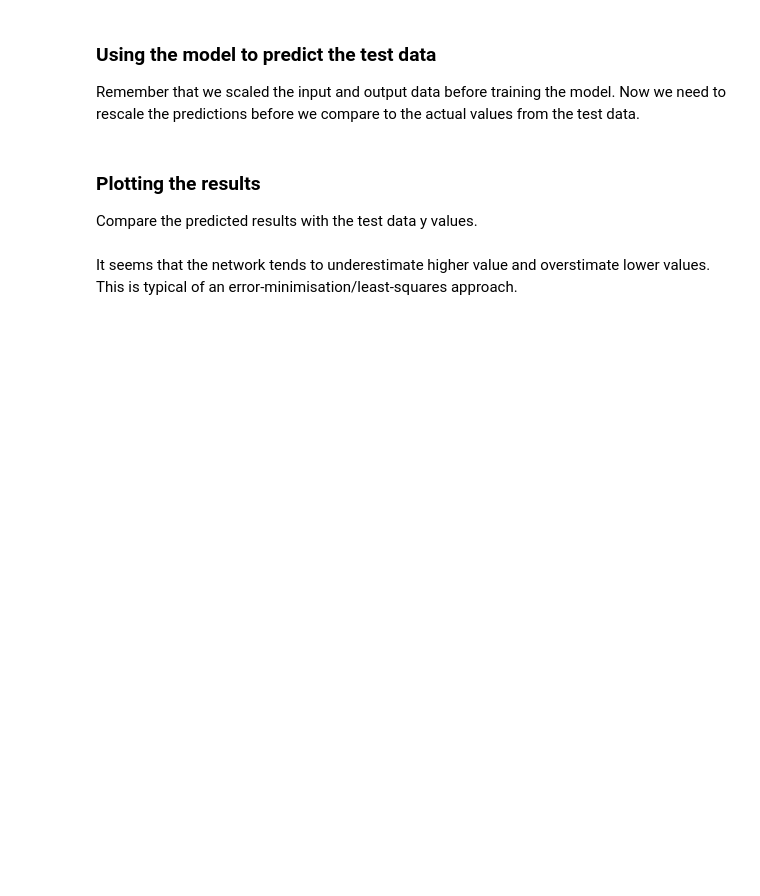
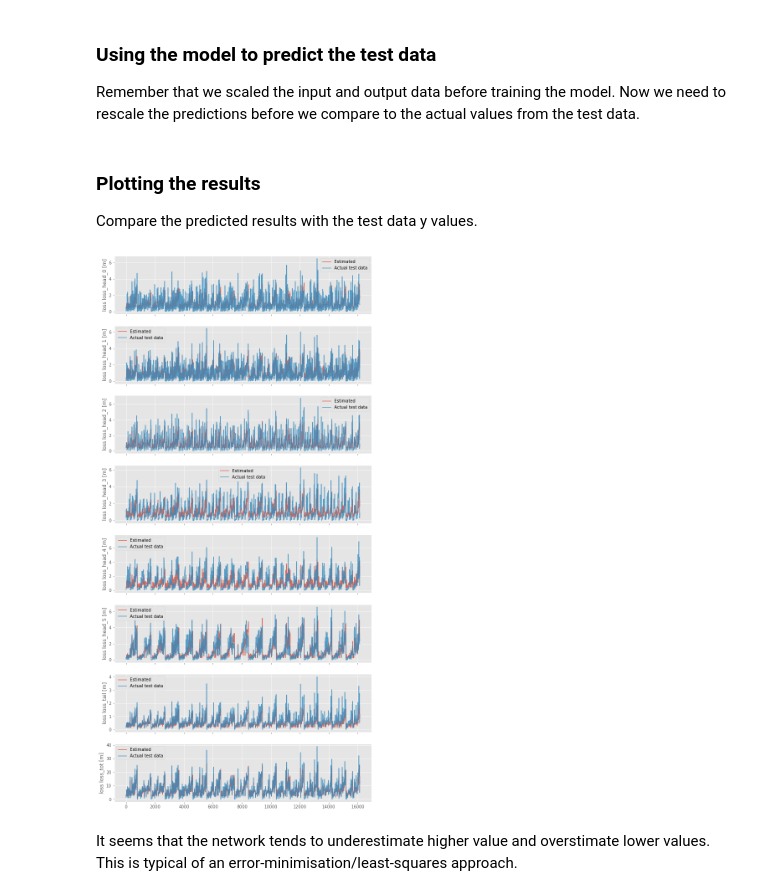
Before and after one commit to sintefmath/Digitalakademi, a Jupyter notebook: Details of Machine Learning and Optimisation/hands on/ML_opt.ipynb, the cells around one changed output. Saved outputs shown, nothing was run; the diff lists cells and outputs as text; code cells hidden in the pictures; blank space fills up the shorter version.

```diff
--- a/Details of Machine Learning and Optimisation/hands on/ML_opt.ipynb
+++ b/Details of Machine Learning and Optimisation/hands on/ML_opt.ipynb
@@ -137,7 +142,7 @@ We must also split out a sample to use for tuning the model. That is called the
 
 <span style="color:orange"> Chose the fraction of data to want to use for test and validation. </span>
 # %%
-train_frac = 0.8                # Fraction of total data for training
+train_frac = 0.2                # Fraction of total data for training
 test_frac = 1 - train_frac      # Reserved for testing. Not used in training
 val_frac = 0.2                  # Fraction of training data used during training for tuning of hyper parameters
 # %%
@@ -164,9 +171,9 @@ for i in range(Nplots):
 # %%
-X_train = data_train[X_feat].values
-y_train = data_train[y_feat].values
-X_val = data_val[X_feat].values
-y_val = data_val[y_feat].values
-X_test = data_test[X_feat].values
-y_test = data_test[y_feat].values
+X_train = data_train[X_feat]#.values
+y_train = data_train[y_feat]#.values
+X_val = data_val[X_feat]#.values
+y_val = data_val[y_feat]#.values
+X_test = data_test[X_feat]#.values
+y_test = data_test[y_feat]#.values
 # %%
 print(np.shape(X_train))
@@ -179,11 +188,11 @@ Depending on the sample size, the test data can either be scaled with their own
 # Feature scaling
 sc_X = MinMaxScaler(feature_range=[0,1])
 sc_y = MinMaxScaler(feature_range=[0,1])
-X_val_scaled = sc_X.fit_transform(X_val)
-y_val_scaled = sc_y.fit_transform(y_val)
-X_train_scaled = sc_X.fit_transform(X_train)
-y_train_scaled = sc_y.fit_transform(y_train)
-X_test_scaled = sc_X.transform(X_test)
+X_val_scaled = pd.DataFrame(sc_X.fit_transform(X_val), columns=X_feat)
+y_val_scaled = pd.DataFrame(sc_y.fit_transform(y_val), columns=y_feat)
+X_train_scaled = pd.DataFrame(sc_X.fit_transform(X_train), columns=X_feat)
+y_train_scaled = pd.DataFrame(sc_y.fit_transform(y_train), columns=y_feat)
+X_test_scaled = pd.DataFrame(sc_X.transform(X_test), columns=X_feat)
 # %% [markdown]
 ## Neural network
 <span style="color:orange"> Stop and wait for further instructions. </span>
@@ -235,20 +246,22 @@ training_history = model.fit(X_train_scaled, y_train_scaled,
 ### Using the model to predict the test data
 Remember that we scaled the input and output data before training the model. Now we need to rescale the predictions before we compare to the actual values from the test data.
 # %%
-y_scaled = model.predict(X_test_scaled)  # Predicting
-y_pred = sc_y.inverse_transform(y_scaled)  # Rescaling
+y_scaled = pd.DataFrame(model.predict(X_test_scaled), columns=y_feat)  # Predicting
+y_pred = pd.DataFrame(sc_y.inverse_transform(y_scaled), columns=y_feat)  # Rescaling
 # %% [markdown]
 ### Plotting the results
 Compare the predicted results with the test data y values.
 # %%
 Nplots = len(y_feat)
 fig, axs = plt.subplots(Nplots, 1, figsize=(11,3*Nplots), sharey=False, sharex=True)
 
 for i in range(Nplots):
-    axs[i].plot(y_pred[:,i], label = 'Estimated') #  '.'
-    axs[i].plot(y_test[:,i], label = 'Actual test data')  #'.'
+    axs[i].plot(y_pred[y_feat[i]].values, label = 'Estimated', alpha=0.8) #  '.'
+    axs[i].plot(y_test[y_feat[i]].values, label = 'Actual test data', alpha=0.8)  #'.'
     axs[i].set_ylabel(f'loss {y_feat[i]} [m]')
     axs[i].legend()
+# %% [output]
+[figure, added]
 # %% [markdown]
 It seems that the network tends to underestimate higher value and overstimate lower values. This is typical of an error-minimisation/least-squares approach.
 # %% [markdown]
```
Also changed, not shown: parts of 19 cells of this notebook, 1 other file.
